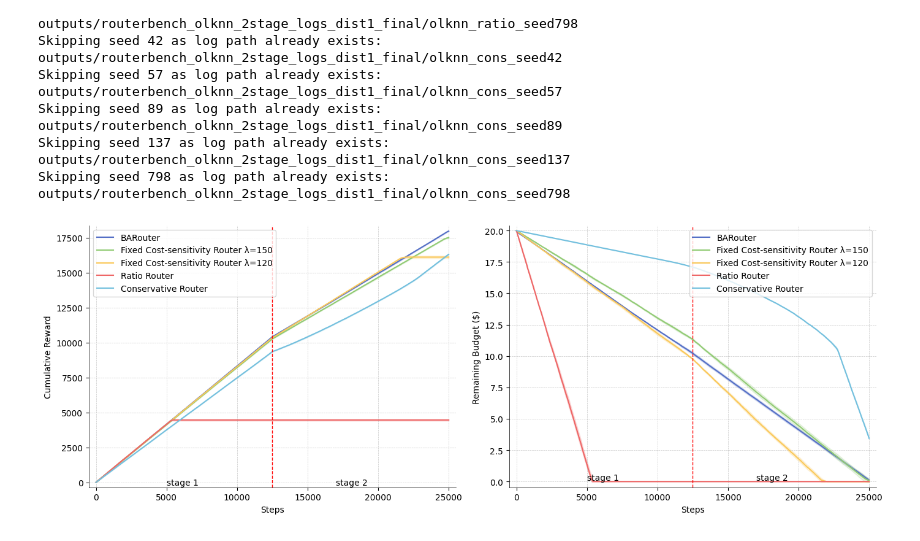
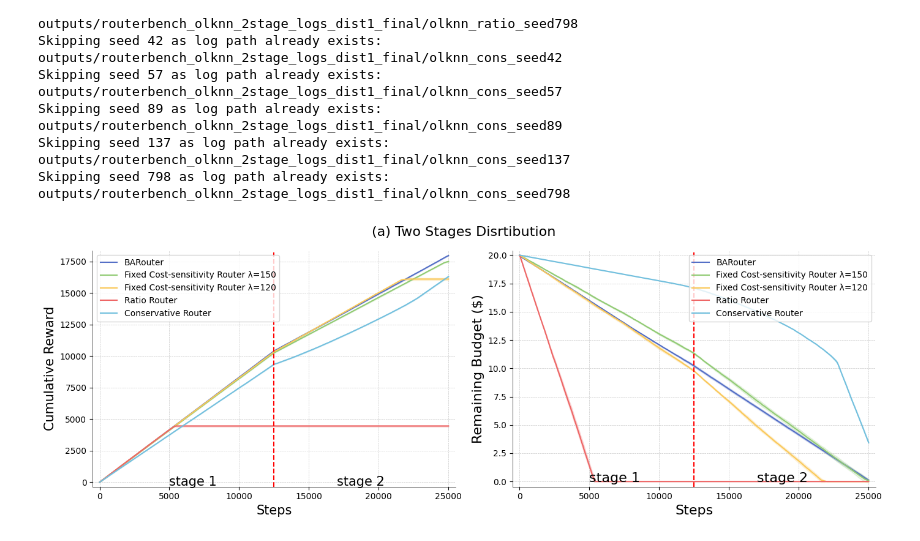
Before and after one commit to pxyWaterMoon/BARouter, a Jupyter notebook: experiments/olknn_2stages.ipynb, the cells around one changed output. Drawn from its saved outputs; the diff is of its cells as text; code cells hidden in the pictures.

```diff
--- a/experiments/olknn_2stages.ipynb
+++ b/experiments/olknn_2stages.ipynb
@@ -231,27 +231,27 @@ std_lambda1_rewards = [ (sum((lambda1_reward[seed][i] - avg_lambda1_rewards[i])*
 std_ratio_rewards = [ (sum((ratio_reward[seed][i] - avg_ratio_rewards[i])**2 for seed in seeds) / len(seeds))**0.5 for i in range(len(ratio_reward[seeds[0]]))]
 std_cons_rewards = [ (sum((cons_reward[seed][i] - avg_cons_rewards[i])**2 for seed in seeds) / len(seeds))**0.5 for i in range(len(cons_reward[seeds[0]]))]
 
-axs[0].plot(avg_ours_rewards, label='BARouter', color=colorset[0])
+axs[0].plot(avg_ours_rewards, label='BARouter', color=colorset[0], linewidth=2.0)
 axs[0].fill_between(range(len(avg_ours_rewards)),
                     [avg_ours_rewards[i] - std_ours_rewards[i] for i in range(len(avg_ours_rewards))],
                     [avg_ours_rewards[i] + std_ours_rewards[i] for i in range(len(avg_ours_rewards))],
                     color=colorset[0], alpha=0.2)
-axs[0].plot(avg_lambda0_rewards, label=f'Fixed Cost-sensitivity Router λ={int(best_lambdas[0] * 1000)}', color=colorset[1])
+axs[0].plot(avg_lambda0_rewards, label=f'Fixed Cost-sensitivity Router λ={int(best_lambdas[0] * 1000)}', color=colorset[1], linewidth=2.0)
 axs[0].fill_between(range(len(avg_lambda0_rewards)),
                     [avg_lambda0_rewards[i] - std_lambda0_rewards[i] for i in range(len(avg_lambda0_rewards))],
                     [avg_lambda0_rewards[i] + std_lambda0_rewards[i] for i in range(len(avg_lambda0_rewards))],
                     color=colorset[1], alpha=0.2)
-axs[0].plot(avg_lambda1_rewards, label=f'Fixed Cost-sensitivity Router λ={int(best_lambdas[1] * 1000)}', color=colorset[2])
+axs[0].plot(avg_lambda1_rewards, label=f'Fixed Cost-sensitivity Router λ={int(best_lambdas[1] * 1000)}', color=colorset[2], linewidth=2.0)
 axs[0].fill_between(range(len(avg_lambda1_rewards)),
                     [avg_lambda1_rewards[i] - std_lambda1_rewards[i] for i in range(len(avg_lambda1_rewards))],
                     [avg_lambda1_rewards[i] + std_lambda1_rewards[i] for i in range(len(avg_lambda1_rewards))],
                     color=colorset[2], alpha=0.2)
-axs[0].plot(avg_ratio_rewards, label='Ratio Router', color=colorset[3])
+axs[0].plot(avg_ratio_rewards, label='Ratio Router', color=colorset[3], linewidth=2.0)
 axs[0].fill_between(range(len(avg_ratio_rewards)),
                     [avg_ratio_rewards[i] - std_ratio_rewards[i] for i in range(len(avg_ratio_rewards))],
                     [avg_ratio_rewards[i] + std_ratio_rewards[i] for i in range(len(avg_ratio_rewards))],
                     color=colorset[3], alpha=0.2)
-axs[0].plot(avg_cons_rewards, label='Conservative Router', color=colorset[4])
+axs[0].plot(avg_cons_rewards, label='Conservative Router', color=colorset[4], linewidth=2.0)
 axs[0].fill_between(range(len(avg_cons_rewards)),
                     [avg_cons_rewards[i] - std_cons_rewards[i] for i in range(len(avg_cons_rewards))],
                     [avg_cons_rewards[i] + std_cons_rewards[i] for i in range(len(avg_cons_rewards))],
@@ -261,14 +261,14 @@ axs[0].fill_between(range(len(avg_cons_rewards)),
 #                     [avg_random_rewards[i] - std_random_rewards[i] for i in range(len(avg_random_rewards))],
 #                     [avg_random_rewards[i] + std_random_rewards[i] for i in range(len(avg_random_rewards))],
 #                     color=colorset[5], alpha=0.2)
-axs[0].axvline(x=12500, color='red', linestyle='--', linewidth=1)
-axs[0].text(5000, 0.63, 'stage 1', color='black', fontsize=10, va='center')
-axs[0].text(17000, 0.63, 'stage 2', color='black', fontsize=10, va='center')
-axs[0].set_xlabel('Steps')
+axs[0].axvline(x=12500, color='red', linestyle='--', linewidth=2.0)
+axs[0].text(5000, 0.63, 'stage 1', color='black', fontsize=20, va='center')
+axs[0].text(17000, 0.63, 'stage 2', color='black', fontsize=20, va='center')
+axs[0].set_xlabel('Steps', fontsize=20)
 # axs[0].set_ylabel('Long-time Average Reward')
-axs[0].set_ylabel('Cumulative Reward')
+axs[0].set_ylabel('Cumulative Reward', fontsize=20)
 # axs[0].set_title('Average Reward vs Steps')
-axs[0].legend()
+axs[0].legend(fontsize=15)
 
 avg_budget_ours = [sum(ours_budget[seed][i] for seed in seeds) / len(seeds) for i in range(len(ours_budget[seeds[0]]))]
 avg_budget_lambda0 = [sum(lambda0_budget[seed][i] for seed in seeds) / len(seeds) for i in range(len(lambda0_budget[seeds[0]]))]
@@ -284,48 +284,48 @@ std_budget_ratio = [ (sum((ratio_budget[seed][i] - avg_budget_ratio[i])**2 for s
 std_budget_cons = [ (sum((cons_budget[seed][i] - avg_budget_cons[i])**2 for seed in seeds) / len(seeds))**0.5 for i in range(len(cons_budget[seeds[0]]))]
 # std_budget_random = [ (sum((random_budget[seed][i] - avg_budget_random[i])**2 for seed in seeds) / len(seeds))**0.5 for i in range(len(random_budget[seeds[0]]))]
 
-axs[1].plot(avg_budget_ours, label='BARouter', color=colorset[0])
-axs[1].plot(avg_budget_lambda0, label=f'Fixed Cost-sensitivity Router λ={int(best_lambdas[0] * 1000)}', color=colorset[1])
-axs[1].plot(avg_budget_lambda1, label   =f'Fixed Cost-sensitivity Router λ={int(best_lambdas[1] * 1000)}', color=colorset[2])
-axs[1].plot(avg_budget_ratio, label='Ratio Router', color=colorset[3])
-axs[1].plot(avg_budget_cons, label='Conservative Router', color=colorset[4])
+axs[1].plot(avg_budget_ours, label='BARouter', color=colorset[0], linewidth=2.0)
+axs[1].plot(avg_budget_lambda0, label=f'Fixed Cost-sensitivity Router λ={int(best_lambdas[0] * 1000)}', color=colorset[1], linewidth=2.0)
+axs[1].plot(avg_budget_lambda1, label   =f'Fixed Cost-sensitivity Router λ={int(best_lambdas[1] * 1000)}', color=colorset[2], linewidth=2.0)
+axs[1].plot(avg_budget_ratio, label='Ratio Router', color=colorset[3], linewidth=2.0)
+axs[1].plot(avg_budget_cons, label='Conservative Router', color=colorset[4], linewidth=2.0)
 # axs[1].plot(avg_budget_random, label='Random Router', color=colorset[5])
 axs[1].fill_between(range(len(avg_budget_ours)),
                     [avg_budget_ours[i] - std_budget_ours[i] for i in range(len(avg_budget_ours))],
                     [avg_budget_ours[i] + std_budget_ours[i] for i in range(len(avg_budget_ours))],
                     color=colorset[0], alpha=0.2)
 axs[1].fill_between(range(len(avg_budget_lambda0)),
                     [avg_budget_lambda0[i] - std_budget_lambda0[i] for i in range(len(avg_budget_lambda0))],
                     [avg_budget_lambda0[i] + std_budget_lambda0[i] for i in range(len(avg_budget_lambda0))],
                     color=colorset[1], alpha=0.2)
 axs[1].fill_between(range(len(avg_budget_lambda1)),
                     [avg_budget_lambda1[i] - std_budget_lambda1[i] for i in range(len(avg_budget_lambda1))],
                     [avg_budget_lambda1[i] + std_budget_lambda1[i] for i in range(len(avg_budget_lambda1))],
                     color=colorset[2], alpha=0.2)
 axs[1].fill_between(range(len(avg_budget_ratio)),
                     [avg_budget_ratio[i] - std_budget_ratio[i] for i in range(len(avg_budget_ratio))],
                     [avg_budget_ratio[i] + std_budget_ratio[i] for i in range(len(avg_budget_ratio))],
                     color=colorset[3], alpha=0.2)
 axs[1].fill_between(range(len(avg_budget_cons)),
                     [avg_budget_cons[i] - std_budget_cons[i] for i in range(len(avg_budget_cons))],
                     [avg_budget_cons[i] + std_budget_cons[i] for i in range(len(avg_budget_cons))],
                     color=colorset[4], alpha=0.2)
 # axs[1].fill_between(range(len(avg_budget_random)),
 #                     [avg_budget_random[i] - std_budget_random[i] for i in range(len(avg_budget_random))],
 #                     [avg_budget_random[i] + std_budget_random[i] for i in range(len(avg_budget_random))],
 #                     color=colorset[5], alpha=0.2)
-axs[1].axvline(x=12500, color='red', linestyle='--', linewidth=1)
-axs[1].set_xlabel('Steps')
-axs[1].set_ylabel('Remaining Budget ($)')
-axs[1].text(5000, 0.3, 'stage 1', color='black', fontsize=10, va='center')
-axs[1].text(17000, 0.3, 'stage 2', color='black', fontsize=10, va='center')
+axs[1].axvline(x=12500, color='red', linestyle='--', linewidth=2.0)
+axs[1].set_xlabel('Steps', fontsize=20)
+axs[1].set_ylabel('Remaining Budget ($)', fontsize=20)
+axs[1].text(5000, 0.3, 'stage 1', color='black', fontsize=20, va='center')
+axs[1].text(17000, 0.3, 'stage 2', color='black', fontsize=20, va='center')
 # axs[1].set_title('Average Remaining Budget vs Steps')
-axs[1].legend()
+# axs[1].legend()
 
-
+fig.suptitle("(a) Two Stages Disrtibution", fontsize=20)
 
 plt.tight_layout()
 plt.savefig('img/2stage_routerbench.pdf', format='pdf', bbox_inches='tight')
 plt.show()
 # %% [output]
-[figure, old version]
+[figure, new version]
```
Also changed, not shown: parts of 3 cells of this notebook, 12 other files.
